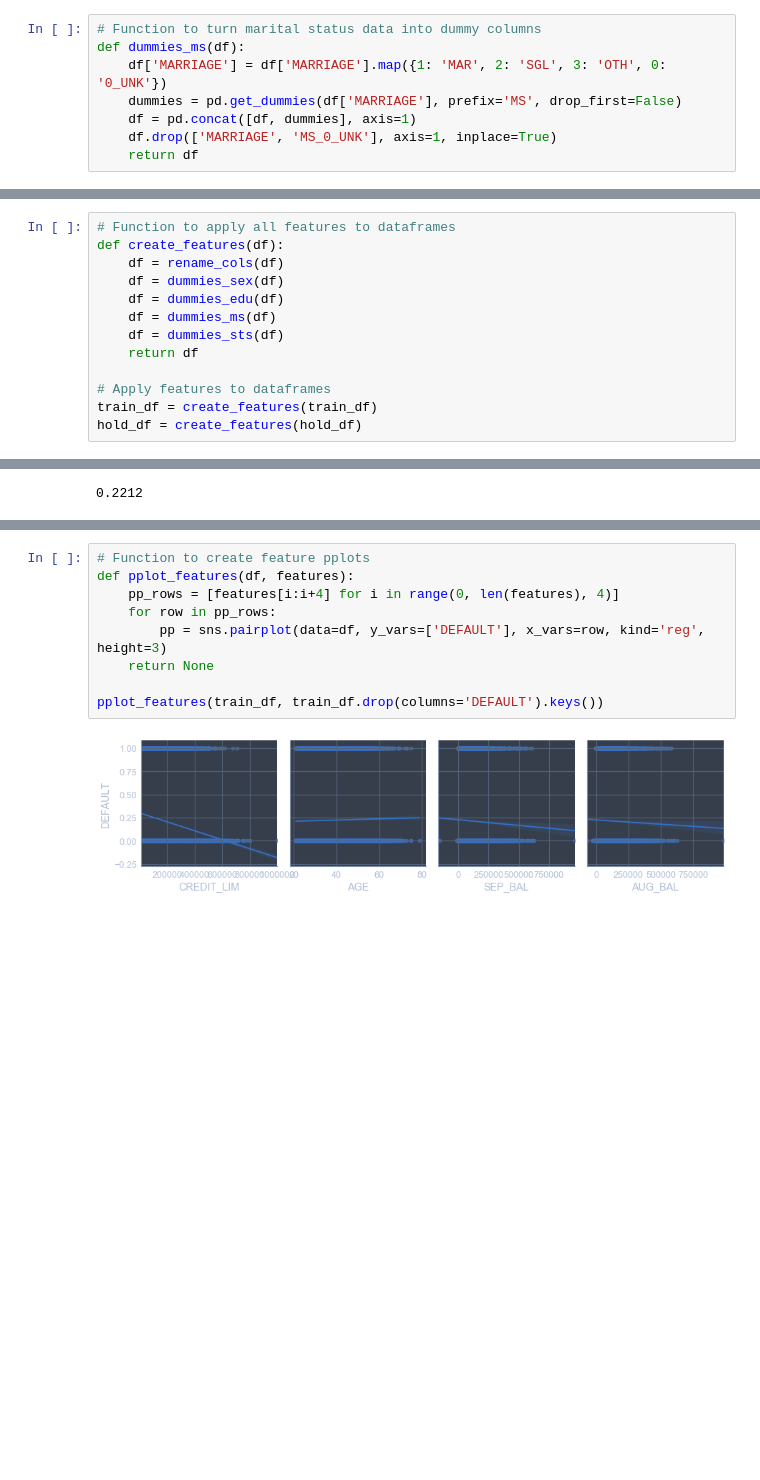
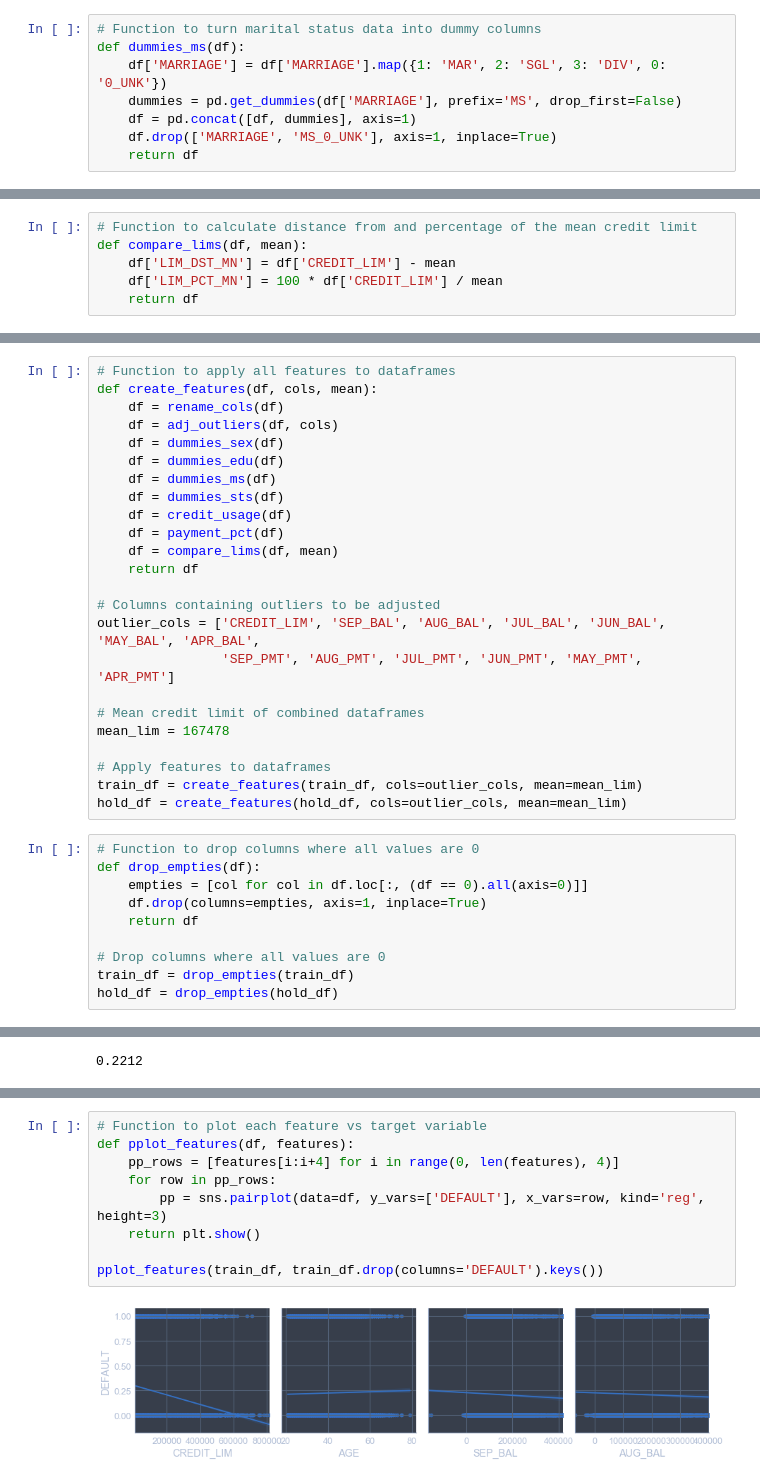
Before and after one commit to EricB10/credit-default-classification-project, a Jupyter notebook: eric_notebook.ipynb, the cells around one changed output, grey strips where cells are left out. Cells and saved outputs as stored; diff of their text form; blank space fills up the shorter version.

Commit message:
new features, visualizations

```diff
--- a/eric_notebook.ipynb
+++ b/eric_notebook.ipynb
@@ -81,7 +98,7 @@ def dummies_edu(df):
 # %%
 # Function to turn marital status data into dummy columns
 def dummies_ms(df):
-    df['MARRIAGE'] = df['MARRIAGE'].map({1: 'MAR', 2: 'SGL', 3: 'OTH', 0: '0_UNK'})
+    df['MARRIAGE'] = df['MARRIAGE'].map({1: 'MAR', 2: 'SGL', 3: 'DIV', 0: '0_UNK'})
     dummies = pd.get_dummies(df['MARRIAGE'], prefix='MS', drop_first=False)
     df = pd.concat([df, dummies], axis=1)
     df.drop(['MARRIAGE', 'MS_0_UNK'], axis=1, inplace=True)
@@ -107,16 +148,43 @@ def dummies_sts(df):
+# %%
+# Function to calculate distance from and percentage of the mean credit limit
+def compare_lims(df, mean):
+    df['LIM_DST_MN'] = df['CREDIT_LIM'] - mean
+    df['LIM_PCT_MN'] = 100 * df['CREDIT_LIM'] / mean
+    return df
 # %% [markdown]
 # Apply Features to Dataframes
 # %%
 # Function to apply all features to dataframes
-def create_features(df):
+def create_features(df, cols, mean):
     df = rename_cols(df)
+    df = adj_outliers(df, cols)
     df = dummies_sex(df)
     df = dummies_edu(df)
     df = dummies_ms(df)
     df = dummies_sts(df)
+    df = credit_usage(df)
+    df = payment_pct(df)
+    df = compare_lims(df, mean)
     return df
 
+# Columns containing outliers to be adjusted
+outlier_cols = ['CREDIT_LIM', 'SEP_BAL', 'AUG_BAL', 'JUL_BAL', 'JUN_BAL', 'MAY_BAL', 'APR_BAL',
+                'SEP_PMT', 'AUG_PMT', 'JUL_PMT', 'JUN_PMT', 'MAY_PMT', 'APR_PMT']
+
+# Mean credit limit of combined dataframes
+mean_lim = 167478
+
 # Apply features to dataframes
-train_df = create_features(train_df)
-hold_df = create_features(hold_df)
+train_df = create_features(train_df, cols=outlier_cols, mean=mean_lim)
+hold_df = create_features(hold_df, cols=outlier_cols, mean=mean_lim)
+# %%
+# Function to drop columns where all values are 0
+def drop_empties(df):
+    empties = [col for col in df.loc[:, (df == 0).all(axis=0)]]
+    df.drop(columns=empties, axis=1, inplace=True)
+    return df
+
+# Drop columns where all values are 0
+train_df = drop_empties(train_df)
+hold_df = drop_empties(hold_df)
 # %%
@@ -188,11 +255,11 @@ dft_pct
 # %%
-# Function to create feature pplots
+# Function to plot each feature vs target variable
 def pplot_features(df, features):
     pp_rows = [features[i:i+4] for i in range(0, len(features), 4)]
     for row in pp_rows:
         pp = sns.pairplot(data=df, y_vars=['DEFAULT'], x_vars=row, kind='reg', height=3)
-    return None
+    return plt.show()
 
 pplot_features(train_df, train_df.drop(columns='DEFAULT').keys())
 # %% [output]
-[figure, old version]
+[figure, new version]
```
Also changed, not shown: parts of 26 cells of this notebook.
